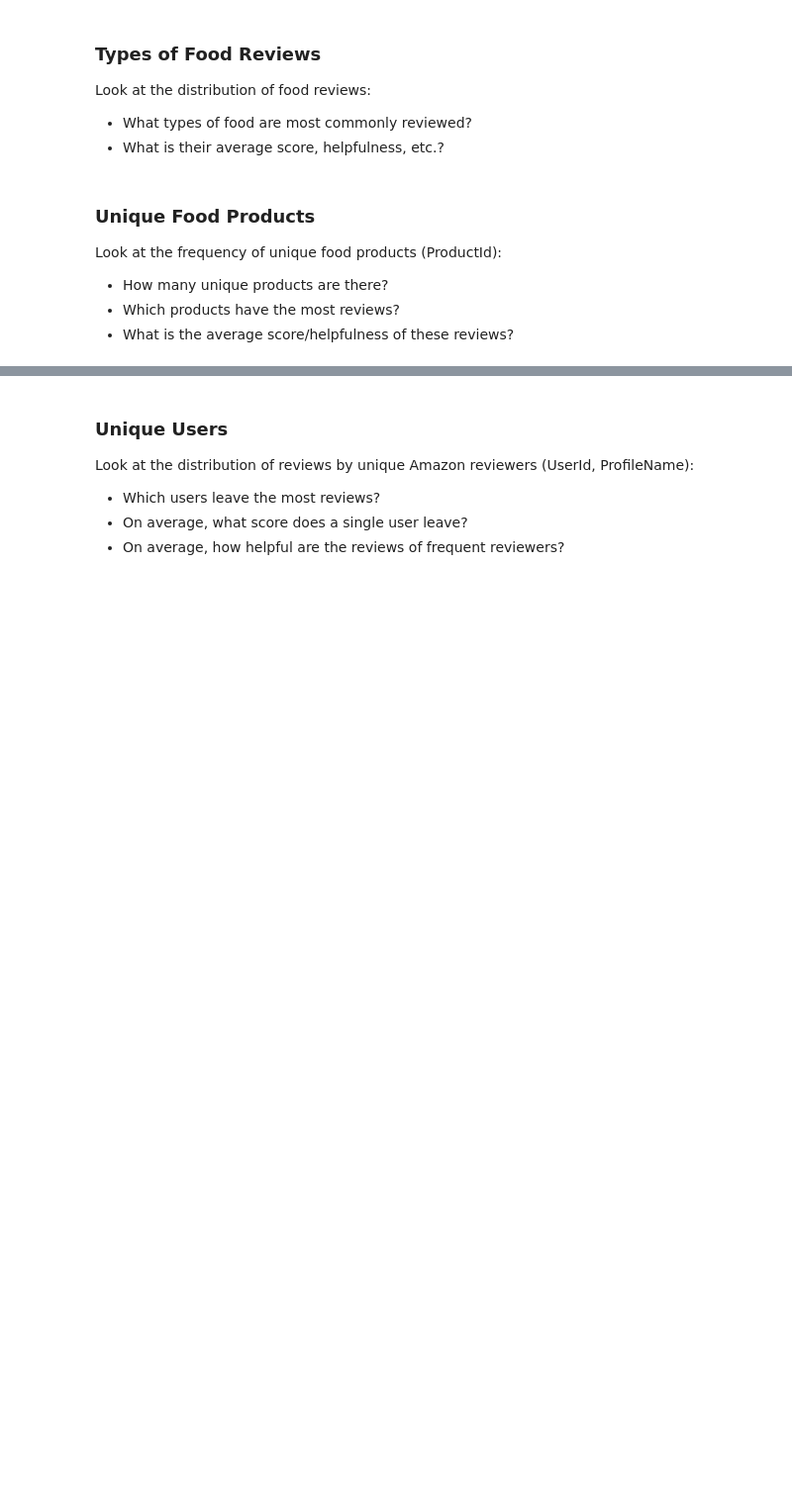
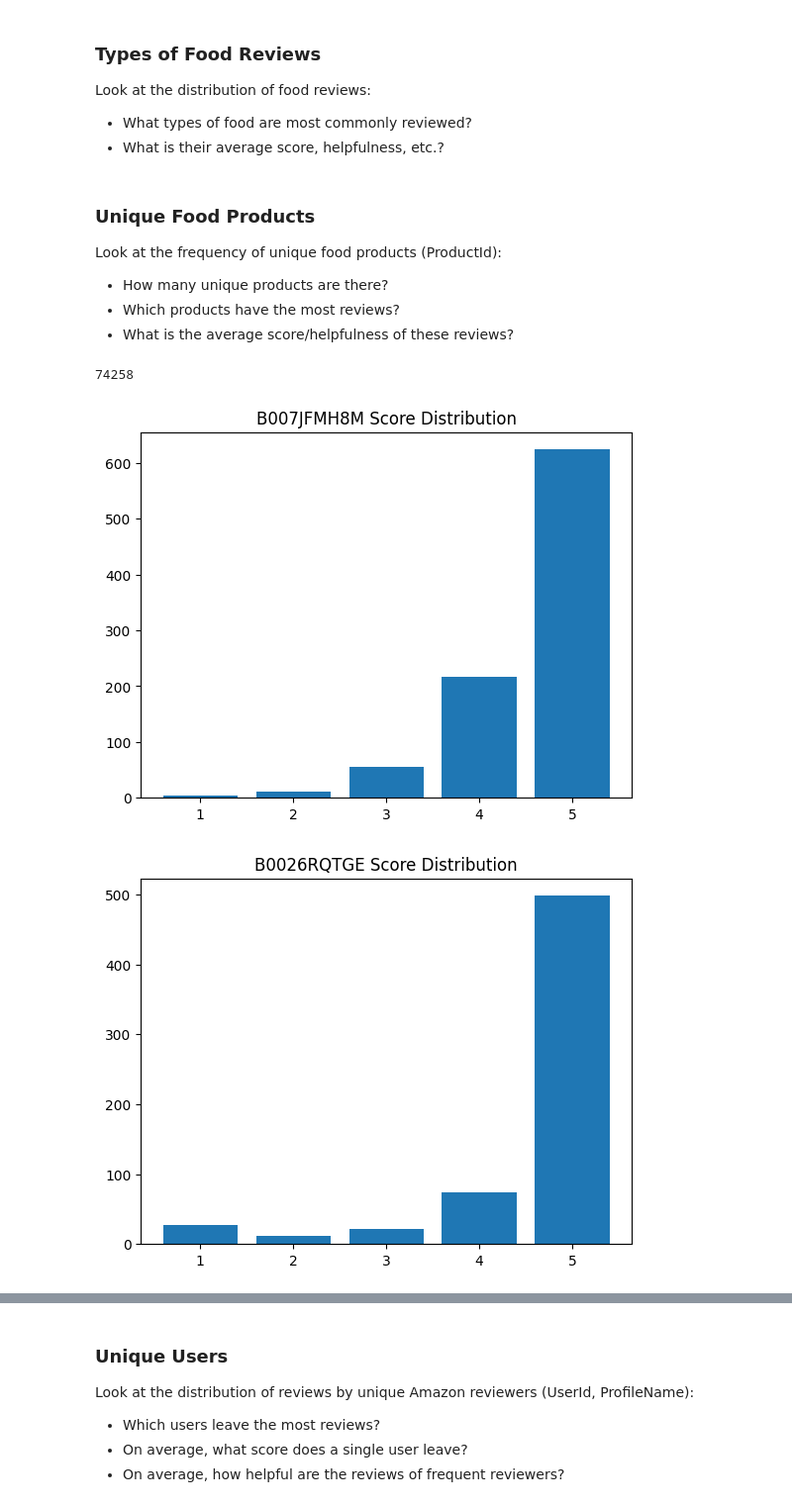
Before and after one commit to Cyrus-Kwan/Amazon-Sentiment-Analysis, a Jupyter notebook: src/explore/explore.ipynb, the cells around one changed output, grey strips where cells are left out. Shown at 99% size. Drawn from its saved outputs; the diff is of its cells as text; code cells hidden in the pictures; blank space fills up the shorter version.

Commit message:
Completed data exploration of unique food products

```diff
--- a/src/explore/explore.ipynb
+++ b/src/explore/explore.ipynb
@@ -50,3 +52,32 @@ Look at the frequency of unique food products (ProductId):
 - How many unique products are there?
 - Which products have the most reviews?
 - What is the average score/helpfulness of these reviews?
+# %%
+# Distribution of reviews across each unique product
+prod_map = {}
+
+for id in data["ProductId"]:
+    if id in prod_map.keys():
+        prod_map[id] += 1
+    else:
+        prod_map[id] = 1
+
+len(prod_map)
+# %% [output]
+74258
+# %%
+# Top 10 products with the most reviews
+prod_count = pd.DataFrame(list(prod_map.items()), columns=['ProductId', 'Count'])
+top_prod   = prod_count.sort_values("Count", ascending=0).head(10)
+# %%
+# Plot each of the products and the distribution of their scores
+for prod in top_prod["ProductId"]:
+    scores = data[data["ProductId"]==prod]["Score"].value_counts().sort_index().reset_index()
+    scores.columns = ["Score", "Count"]
+
+    plt.title(f"{prod} Score Distribution")
+    plt.bar(scores["Score"], scores["Count"])
+    plt.show()
+# %% [output]
+[figure, added]
+[figure, added]
```
Also changed, not shown: parts of 6 cells of this notebook.
